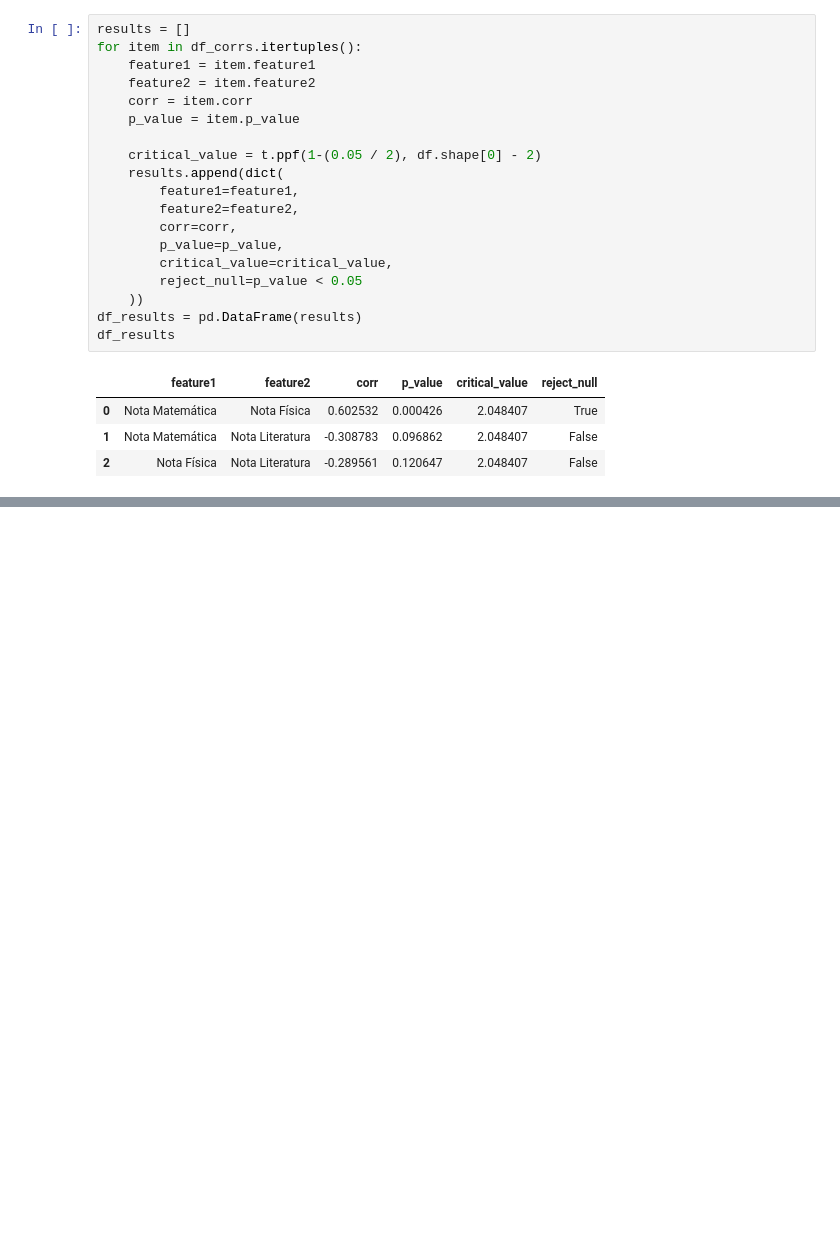
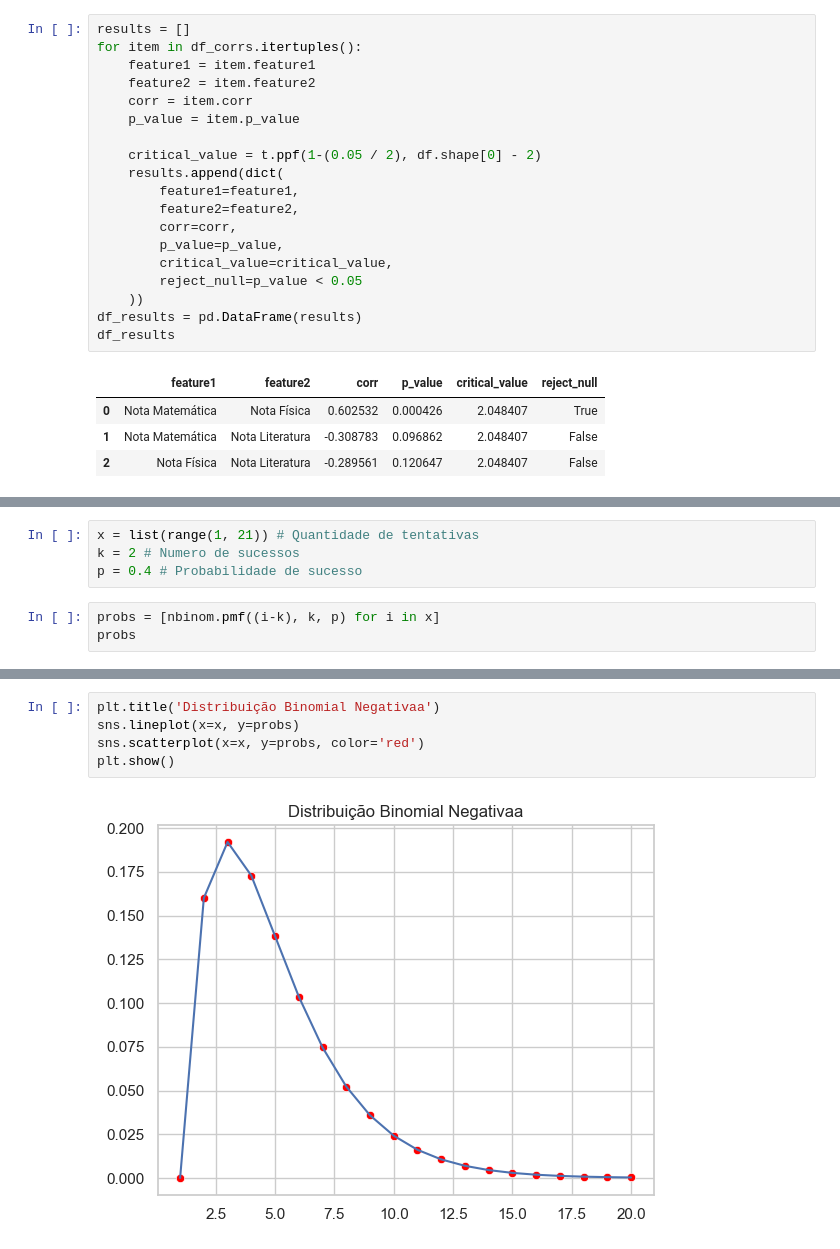
Before and after one commit to Angelicogfa/mba-datascience-analytics-uspesalq, a Jupyter notebook: Modulos/Modulo 002 - Fundamentos de Estatistica/aula 01/AnaliseEstatistica.ipynb, the cells around one changed output, grey strips where cells are left out. Drawn from its saved outputs; the diff is of its cells as text; blank space fills up the shorter version.

```diff
--- a/Modulos/Modulo 002 - Fundamentos de Estatistica/aula 01/AnaliseEstatistica.ipynb
+++ b/Modulos/Modulo 002 - Fundamentos de Estatistica/aula 01/AnaliseEstatistica.ipynb
@@ -316,0 +381,7 @@ df_results
+# %%
+x = list(range(1, 21)) # Quantidade de tentativas
+k = 2 # Numero de sucessos
+p = 0.4 # Probabilidade de sucesso
+# %%
+probs = [nbinom.pmf((i-k), k, p) for i in x]
+probs
@@ -316,0 +409,7 @@ df_results
+# %%
+plt.title('Distribuição Binomial Negativaa')
+sns.lineplot(x=x, y=probs)
+sns.scatterplot(x=x, y=probs, color='red')
+plt.show()
+# %% [output]
+[figure, added]
```
Also changed, not shown: parts of 18 cells of this notebook.
